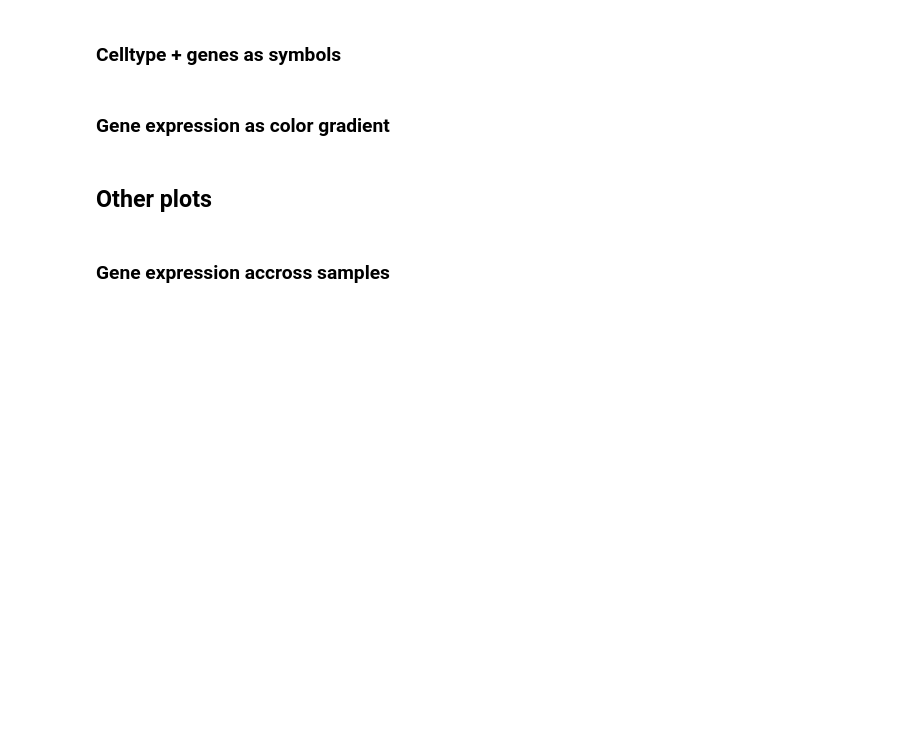
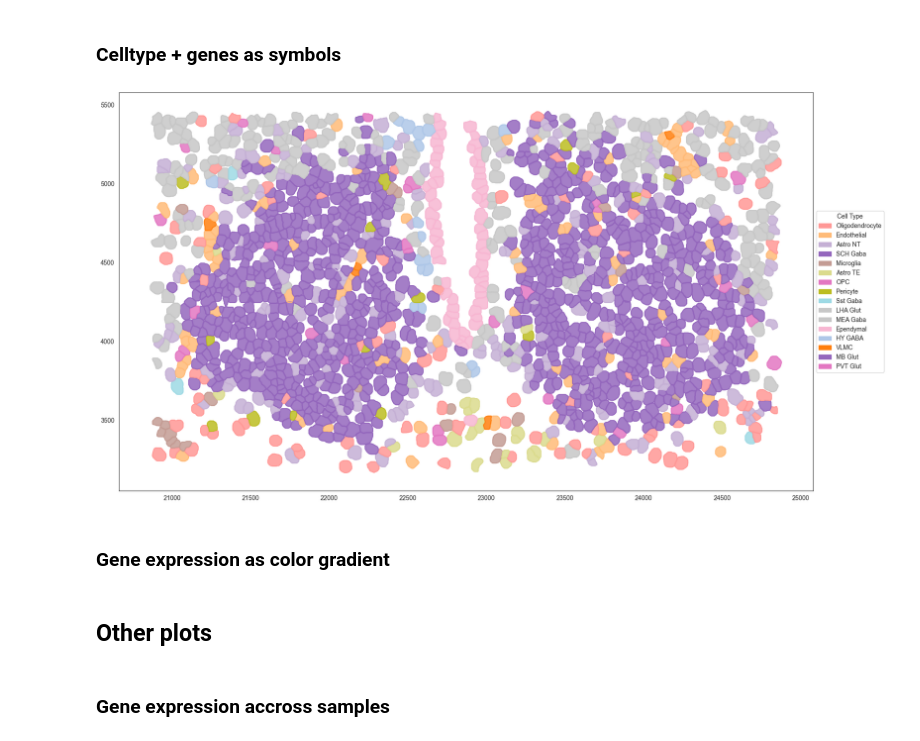
Before and after one commit to Carboneinerte/Xenium-workflow, a Jupyter notebook: v9C_Xenium_DataViz_Analysis.ipynb, the cells around one changed output. Cells and saved outputs as stored; diff of their text form; code cells hidden in the pictures; blank space fills up the shorter version.

```diff
--- a/v9C_Xenium_DataViz_Analysis.ipynb
+++ b/v9C_Xenium_DataViz_Analysis.ipynb
@@ -268,15 +300,19 @@ cells_geo.head(2)
 # %%
 from module.dataviz_analysis import polygonplot_plot
 import pytz
 
 polygonplot_plot(df, cells_geo,
                 cluster_to_use = 'cell type',
-                gene_ = 'Gad1', # example = 'Gfap'
+                # name_dir = name_dir,
+                # dir_notebook = dir_notebook,
+                # gene_ = 'Gad1', # example = 'Gfap'
                 # region_only = "HIPP", # example : 'SCH' ### Priority 1
-                # region_ = 'STR', # example : 'SCH' ### Priority 2
+                region_ = 'SCH', # example : 'SCH' ### Priority 2
                 # coord_ = None, # example : [1000,2000,2000,3000] ### Priority 3
                 coord_ = [5500,6000,4600,5200],
-                save_plot = False)
+                save_plot = True)
+# %% [output]
+[figure, added]
 # %%
 cells_geo['region_automap_name'].unique()
 # %%
```
Also changed, not shown: parts of 22 cells of this notebook, 6 other files.
